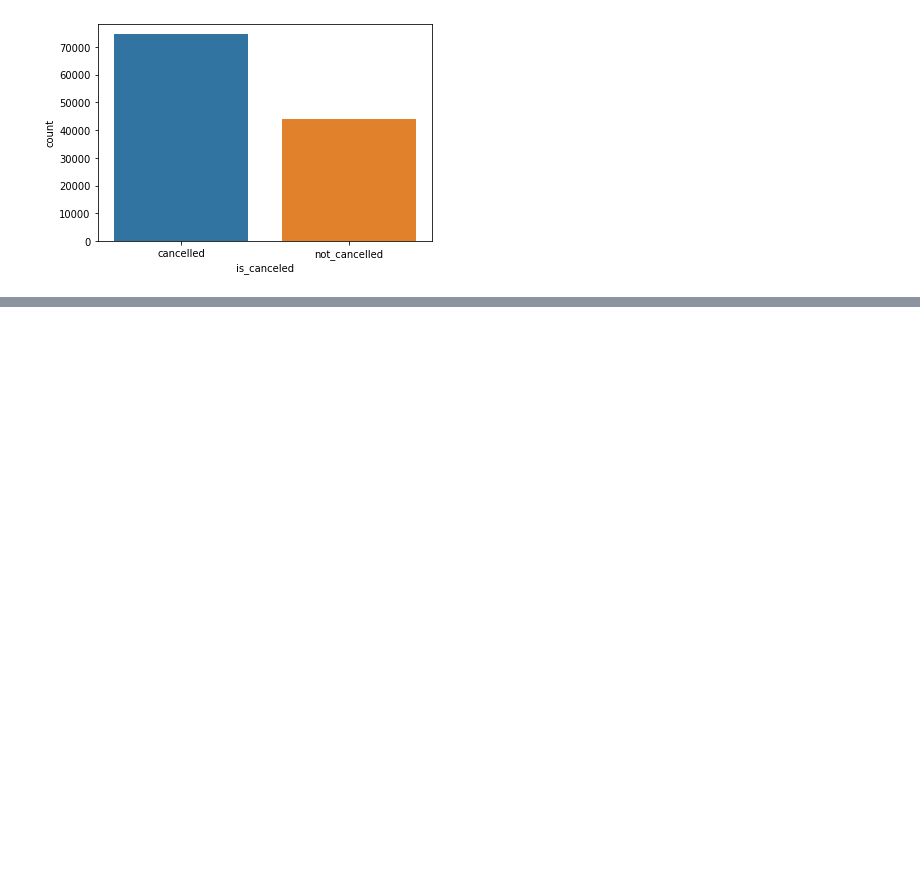
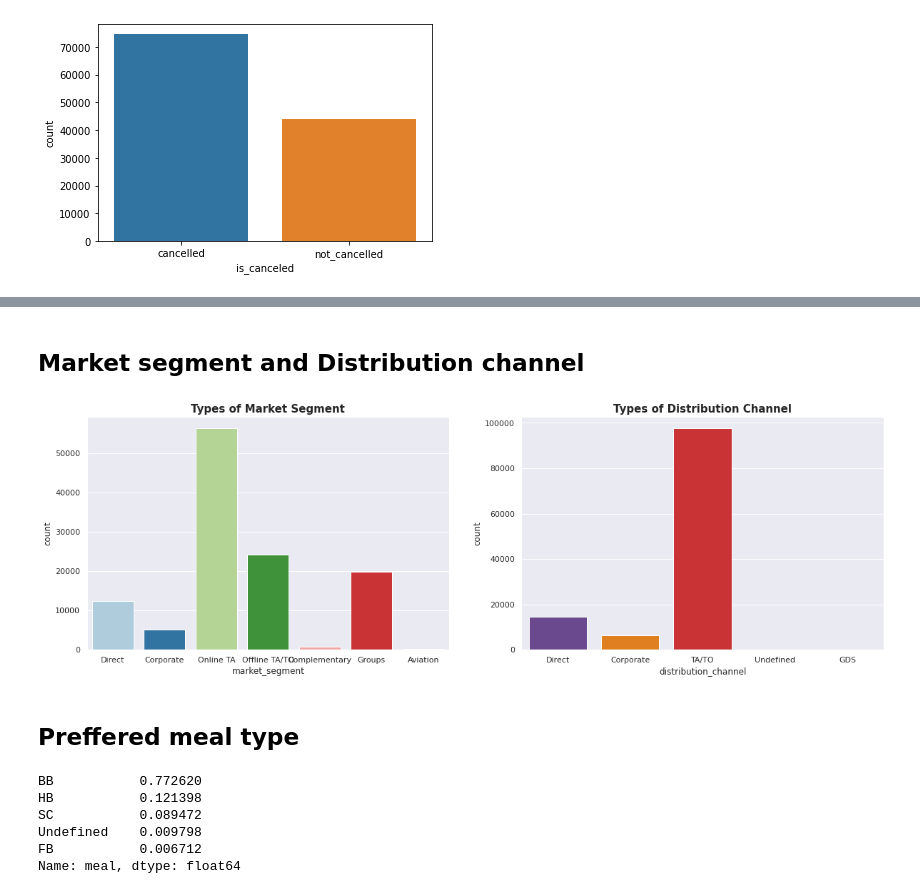
Before and after one commit to KirteshVerma/Hotel-booking-EDA-project, a Jupyter notebook: Kirtesh_Notebook.ipynb, the cells around one changed output, grey strips where cells are left out. Drawn from its saved outputs; the diff is of its cells as text; code cells hidden in the pictures; blank space fills up the shorter version.

```diff
--- a/Kirtesh_Notebook.ipynb
+++ b/Kirtesh_Notebook.ipynb
@@ -160,0 +177,32 @@ sns.countplot(canceled_data)
+# %% [markdown]
+## Market segment and Distribution channel
+# %%
+# TA = Travel Agent
+# TA = Tour operator
+
+plt.figure(figsize=(20,6))
+plt.subplot(1,2,1)
+sns.set_theme(style="darkgrid")
+sns.countplot(x='market_segment',data=df,palette='Paired')
+plt.title('Types of Market Segment',fontweight="bold",size=15)
+
+plt.subplot(1,2,2)
+sns.set_theme(style="darkgrid")
+sns.countplot(data=df,x='distribution_channel',palette='Paired_r')
+plt.title('Types of Distribution Channel',fontweight="bold",size=15)
+
+
+plt.show()
+# %% [output]
+[figure, added]
+# %% [markdown]
+## Preffered meal type
+# %%
+df.meal.value_counts(normalize=True)
+# %% [output]
+BB           0.772620
+HB           0.121398
+SC           0.089472
+Undefined    0.009798
+FB           0.006712
+Name: meal, dtype: float64
```
Also changed, not shown: parts of 4 cells of this notebook.
